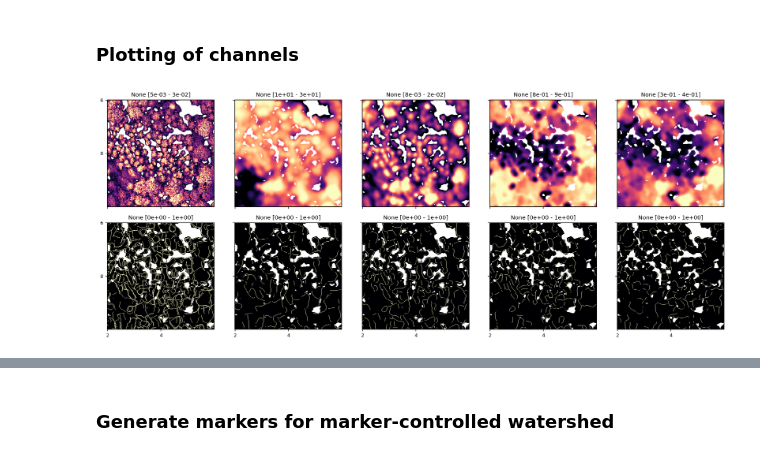
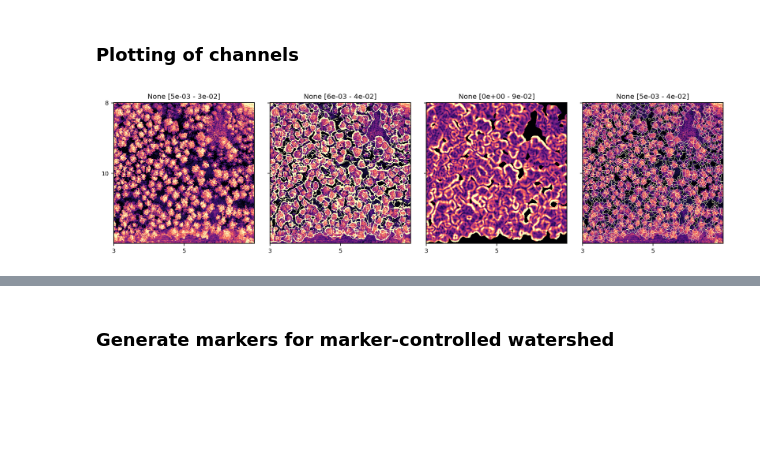
Before and after one commit to FlorianStehr/findatree, a Jupyter notebook: scripts/watershed_v01.ipynb, the cells around one changed output, grey strips where cells are left out. Saved outputs shown, nothing was run; the diff lists cells and outputs as text; code cells hidden in the pictures; blank space fills up the shorter version.

Commit message:
Status after gradient watershed, did not really work out

```diff
--- a/scripts/watershed_v01.ipynb
+++ b/scripts/watershed_v01.ipynb
@@ -24,9 +24,9 @@ dir_names.extend([r'C:\Data\lwf\DTM'])
 dir_names.extend([r'C:\Data\lwf\Orthophotos_2021'])
 
 file_names=[]
-file_names.extend(['Tnr_11626_D-20210719_DSM.tif'])
-file_names.extend(['tnr_11626_dtm.tif'])
-file_names.extend(['Tnr_11626_2021_Ortho.tif'])
+file_names.extend(['Tnr_12702_D-20210713_DSM.tif'])
+file_names.extend(['tnr_12702_dtm.tif'])
+file_names.extend(['Tnr_12702_2021_Ortho.tif'])
 
 
 paths=[os.path.join(dir_names[i],file_name) for i, file_name in enumerate(file_names)]
@@ -91,36 +95,33 @@ S = HLS[:,:,2]
 # %%
 importlib.reload(visual)
 importlib.reload(segment)
 
 # Mask of positives
-mask = (segment.blur(chm) > 3) & (segment.blur(ndvi) > 0.5) & (segment.blur(L) > 6e-3)
+mask = (segment.blur(chm) > 3) & (segment.blur(ndvi) > 0.6) & (segment.blur(L) > 6e-3)
 
-chm_blur, chm_grad = segment._canny_edge(chm, mask)
-L_blur, L_grad = segment._canny_edge(L, mask)
-ndvi_blur, ndvi_grad = segment._canny_edge(ndvi, mask)
-S_blur, S_grad = segment._canny_edge(S, mask)
+# Gradients and edges of each channel
+channels = [chm, H, L, S, ndvi]
+grad_all, edge_sum, ws_out = segment.seeds_by_gradient(channels, mask)
 
-C = chm_grad + L_grad + ndvi_grad + S_grad
-C[C>0] = 1
-# C = C.astype(np.uint8)
-# kernel = np.ones((3,3),np.uint8)
-# C = cv.dilate(C, kernel, iterations = 1)
-# C = cv.erode(C, kernel, iterations = 1)
-
+# Define picture with enclosed regions for illustration
+L_edge = L.copy()
+L_edge[edge_sum == 1] = 3.5e-2
+L_ws = L.copy()
+L_ws[ws_out == -1] = 3.5e-2
 
 channels = [
-    L, chm_blur, L_blur, ndvi_blur, S_blur,
-    C, chm_grad, L_grad, ndvi_grad, S_grad,
+    L, L_edge, grad_all, L_ws,
 ]
 
-xylim = [(400, 200), (800, 200)]
+xylim = [(500, 200), (1000, 200)]
 f, axs = visual.show_channels(
     channels,
     xylim=xylim,
-    mask=mask,
+    # mask=mask,
     zoom=1,
-    n_cols_rows=[5,2],
+    # n_cols_rows=[5,2],
+    # use_random_cmap=use_random_cmap,
 )
 # %% [output]
-[figure, old version]
+[figure, new version]
 # %%
```
Also changed, not shown: parts of 6 cells of this notebook, 5 other files.
